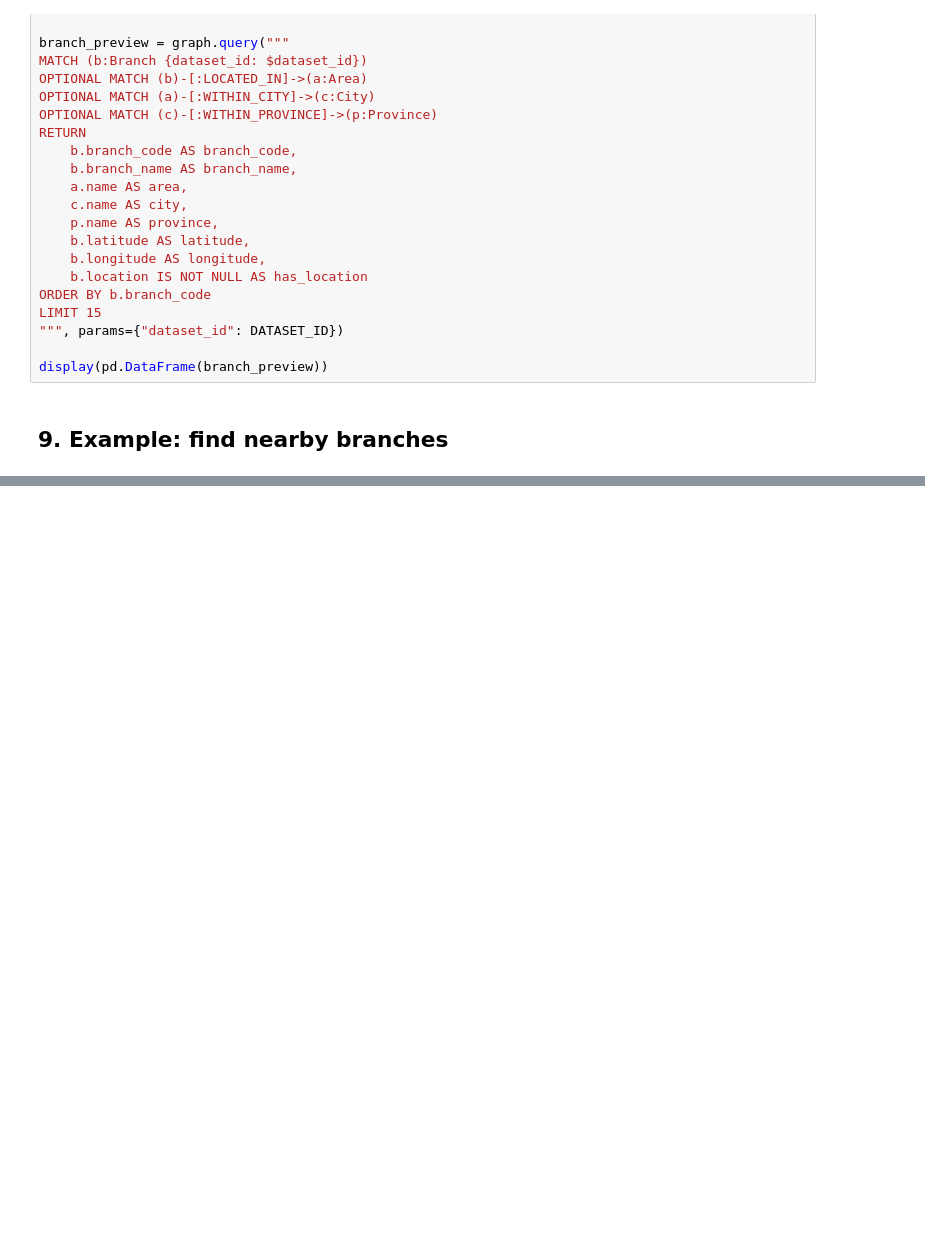
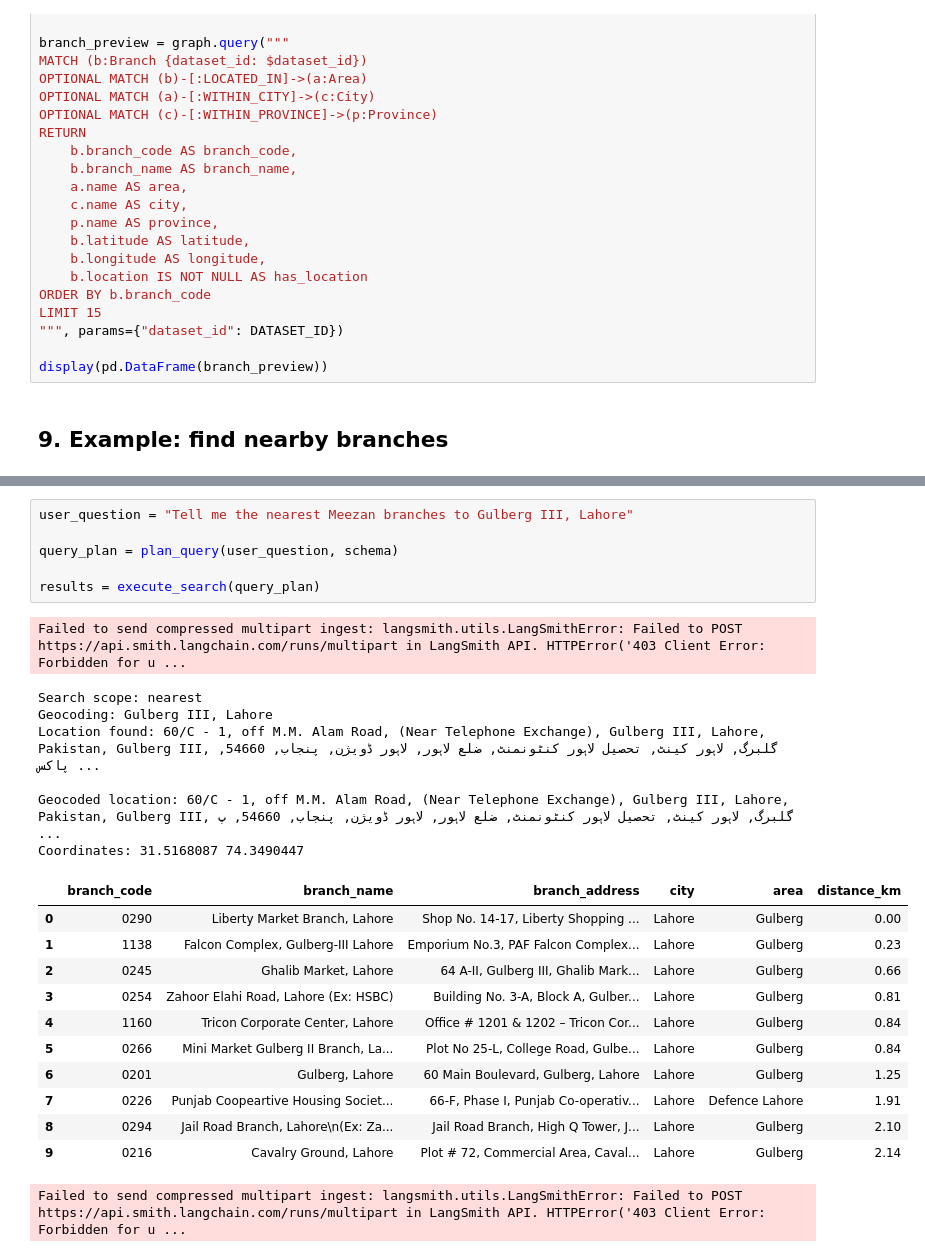
Before and after one commit to MominaButt24/graphrag, a Jupyter notebook: notebooks/meezan_branch_location_graph.ipynb, the cells around one changed output, grey strips where cells are left out. Saved outputs shown, nothing was run; the diff lists cells and outputs as text; blank space fills up the shorter version.

```diff
--- a/notebooks/meezan_branch_location_graph.ipynb
+++ b/notebooks/meezan_branch_location_graph.ipynb
@@ -421,0 +973,26 @@ Nearest Meezan branches:
+# %%
+user_question = "Tell me the nearest Meezan branches to Gulberg III, Lahore"
+
+query_plan = plan_query(user_question, schema)
+
+results = execute_search(query_plan)
+# %% [output]
+Failed to send compressed multipart ingest: langsmith.utils.LangSmithError: Failed to POST https://api.smith.langchain.com/runs/multipart in LangSmith API. HTTPError('403 Client Error: Forbidden for u ...
+Search scope: nearest
+Geocoding: Gulberg III, Lahore
+Location found: 60/C - 1, off M.M. Alam Road, (Near Telephone Exchange), Gulberg III, Lahore, Pakistan, Gulberg III, گلبرگ, لاہور کینٹ, تحصیل لاہور کنٹونمنٹ, ضلع لاہور, لاہور ڈویژن, پنجاب, 54660, پاکس ...
+
+Geocoded location: 60/C - 1, off M.M. Alam Road, (Near Telephone Exchange), Gulberg III, Lahore, Pakistan, Gulberg III, گلبرگ, لاہور کینٹ, تحصیل لاہور کنٹونمنٹ, ضلع لاہور, لاہور ڈویژن, پنجاب, 54660, پ ...
+Coordinates: 31.5168087 74.3490447
+|  | branch_code | branch_name | branch_address | city | area | distance_km |
+| 0 | 0290 | Liberty Market Branch, Lahore | Shop No. 14-17, Liberty Shopping ... | Lahore | Gulberg | 0.00 |
+| 1 | 1138 | Falcon Complex, Gulberg-III Lahore | Emporium No.3, PAF Falcon Complex... | Lahore | Gulberg | 0.23 |
+| 2 | 0245 | Ghalib Market, Lahore | 64 A-II, Gulberg III, Ghalib Mark... | Lahore | Gulberg | 0.66 |
+| 3 | 0254 | Zahoor Elahi Road, Lahore (Ex: HSBC) | Building No. 3-A, Block A, Gulber... | Lahore | Gulberg | 0.81 |
+| 4 | 1160 | Tricon Corporate Center, Lahore | Office # 1201 & 1202 – Tricon Cor... | Lahore | Gulberg | 0.84 |
+| 5 | 0266 | Mini Market Gulberg II Branch, La... | Plot No 25-L, College Road, Gulbe... | Lahore | Gulberg | 0.84 |
+| 6 | 0201 | Gulberg, Lahore | 60 Main Boulevard, Gulberg, Lahore | Lahore | Gulberg | 1.25 |
+| 7 | 0226 | Punjab Coopeartive Housing Societ... | 66-F, Phase I, Punjab Co-operativ... | Lahore | Defence Lahore | 1.91 |
+| 8 | 0294 | Jail Road Branch, Lahore\n(Ex: Za... | Jail Road Branch, High Q Tower, J... | Lahore | Gulberg | 2.10 |
+| 9 | 0216 | Cavalry Ground, Lahore | Plot # 72, Commercial Area, Caval... | Lahore | Gulberg | 2.14 |
+Failed to send compressed multipart ingest: langsmith.utils.LangSmithError: Failed to POST https://api.smith.langchain.com/runs/multipart in LangSmith API. HTTPError('403 Client Error: Forbidden for u ...
```
Also changed, not shown: parts of 21 cells of this notebook, 1 other file.
